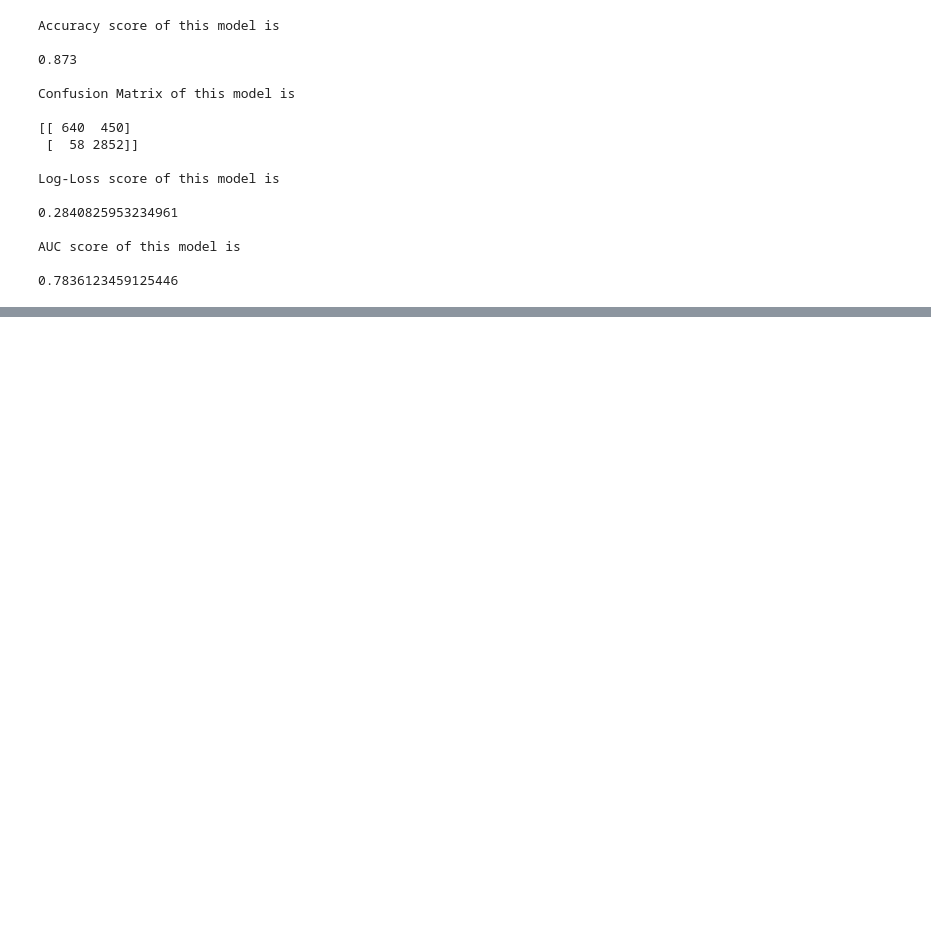
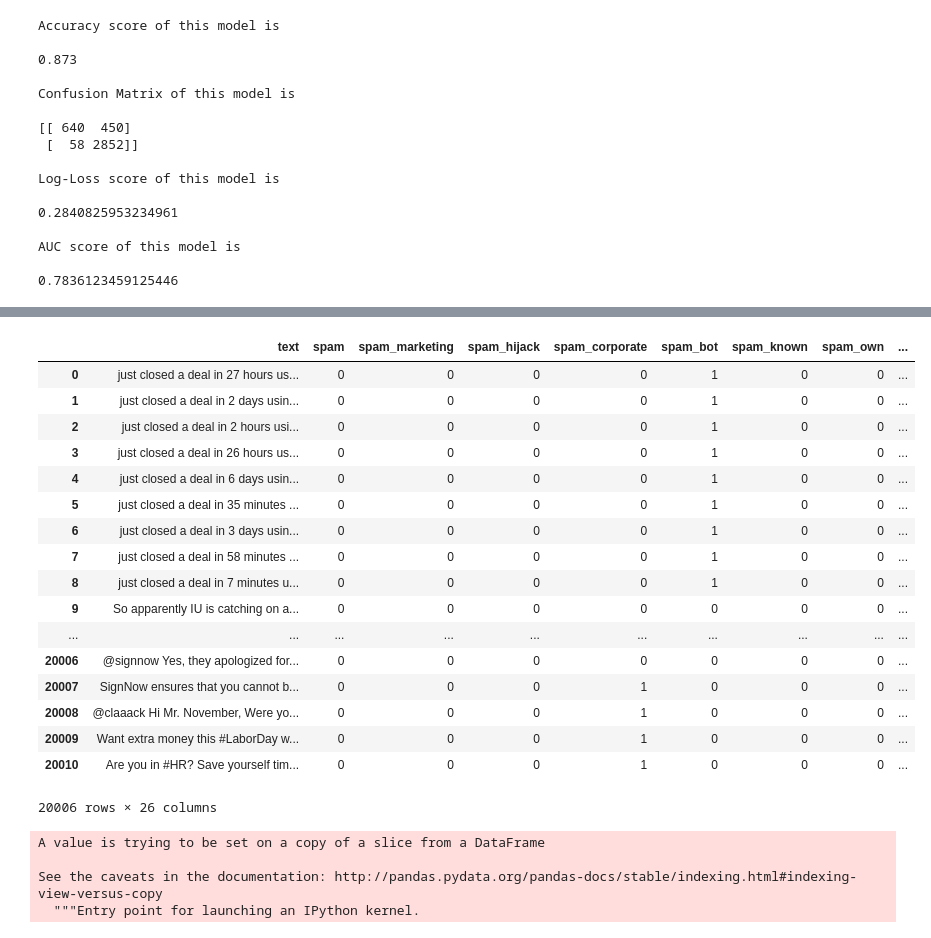
Before and after one commit to dking21/look2social_spamfilter, a Jupyter notebook: progress_diary2.ipynb, the cells around one changed output, grey strips where cells are left out. Cells and saved outputs as stored; diff of their text form; code cells hidden in the pictures; blank space fills up the shorter version.

Commit message:
tested pair of spam criteria

```diff
--- a/progress_diary2.ipynb
+++ b/progress_diary2.ipynb
@@ -317,0 +509,21 @@ AUC score of this model is
+# %%
+df
+# %% [output]
+|  | text | spam | spam_marketing | spam_hijack | spam_corporate | spam_bot | spam_known | spam_own | ... |
+| 0 | just closed a deal in 27 hours us... | 0 | 0 | 0 | 0 | 1 | 0 | 0 | ... |
+| 1 | just closed a deal in 2 days usin... | 0 | 0 | 0 | 0 | 1 | 0 | 0 | ... |
+| 2 | just closed a deal in 2 hours usi... | 0 | 0 | 0 | 0 | 1 | 0 | 0 | ... |
+| 3 | just closed a deal in 26 hours us... | 0 | 0 | 0 | 0 | 1 | 0 | 0 | ... |
+| 4 | just closed a deal in 6 days usin... | 0 | 0 | 0 | 0 | 1 | 0 | 0 | ... |
+| 5 | just closed a deal in 35 minutes ... | 0 | 0 | 0 | 0 | 1 | 0 | 0 | ... |
+| 6 | just closed a deal in 3 days usin... | 0 | 0 | 0 | 0 | 1 | 0 | 0 | ... |
+| 7 | just closed a deal in 58 minutes ... | 0 | 0 | 0 | 0 | 1 | 0 | 0 | ... |
+| 8 | just closed a deal in 7 minutes u... | 0 | 0 | 0 | 0 | 1 | 0 | 0 | ... |
+| 9 | So apparently IU is catching on a... | 0 | 0 | 0 | 0 | 0 | 0 | 0 | ... |
+| ... | ... | ... | ... | ... | ... | ... | ... | ... | ... |
+| 20006 | @signnow Yes, they apologized for... | 0 | 0 | 0 | 0 | 0 | 0 | 0 | ... |
+| 20007 | SignNow ensures that you cannot b... | 0 | 0 | 0 | 1 | 0 | 0 | 0 | ... |
+| 20008 | @claaack Hi Mr. November, Were yo... | 0 | 0 | 0 | 1 | 0 | 0 | 0 | ... |
+| 20009 | Want extra money this #LaborDay w... | 0 | 0 | 0 | 1 | 0 | 0 | 0 | ... |
+| 20010 | Are you in #HR? Save yourself tim... | 0 | 0 | 0 | 1 | 0 | 0 | 0 | ... |
+20006 rows × 26 columns
@@ -317,0 +532,7 @@ AUC score of this model is
+# %%
+df3['spam'][(df3['spam_bot']|df3['spam_corporate']==1)]=1
+# %% [output]
+A value is trying to be set on a copy of a slice from a DataFrame
+
+See the caveats in the documentation: http://pandas.pydata.org/pandas-docs/stable/indexing.html#indexing-view-versus-copy
+  """Entry point for launching an IPython kernel.
```
Also changed, not shown: parts of 31 cells of this notebook, 1 other file.
